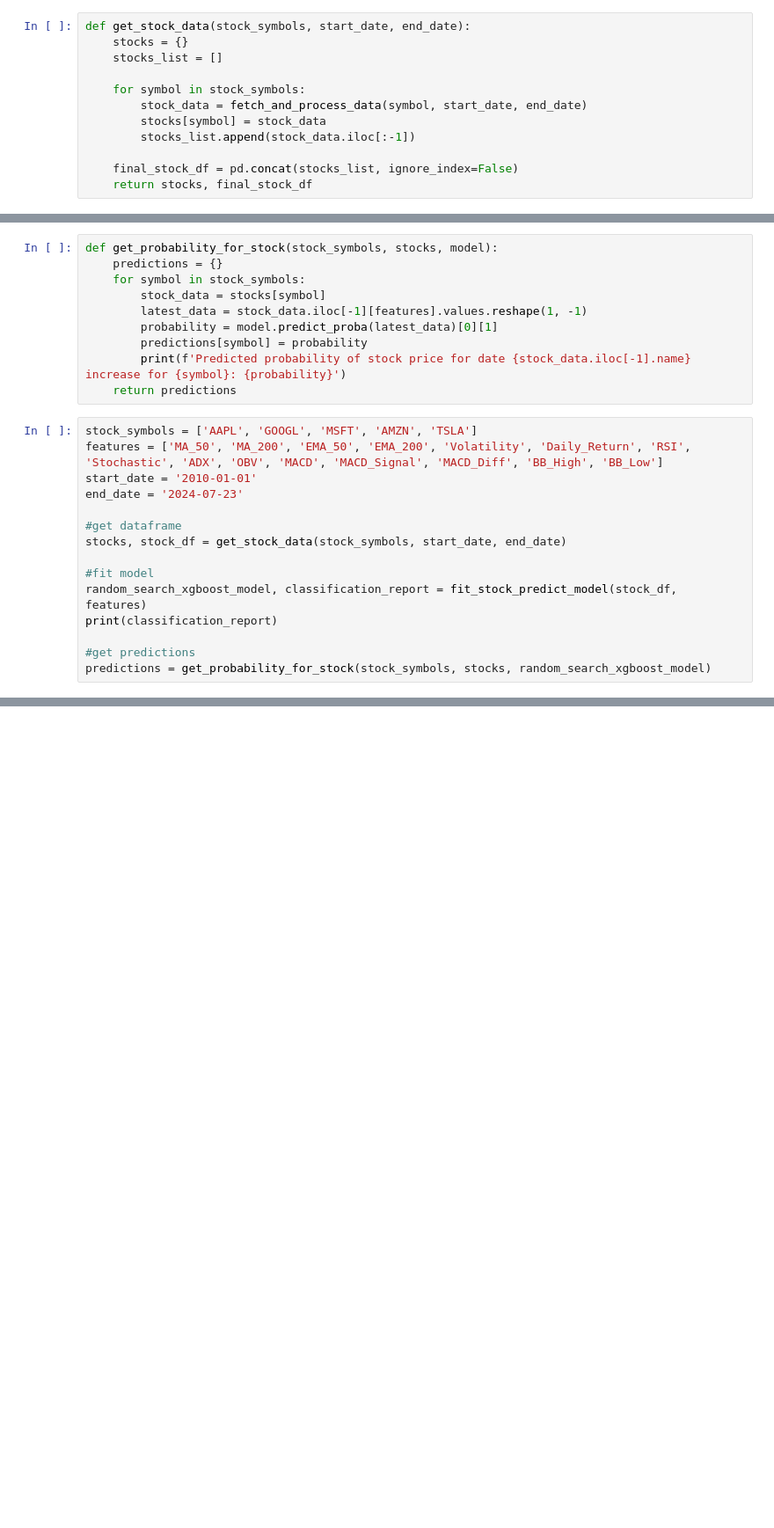
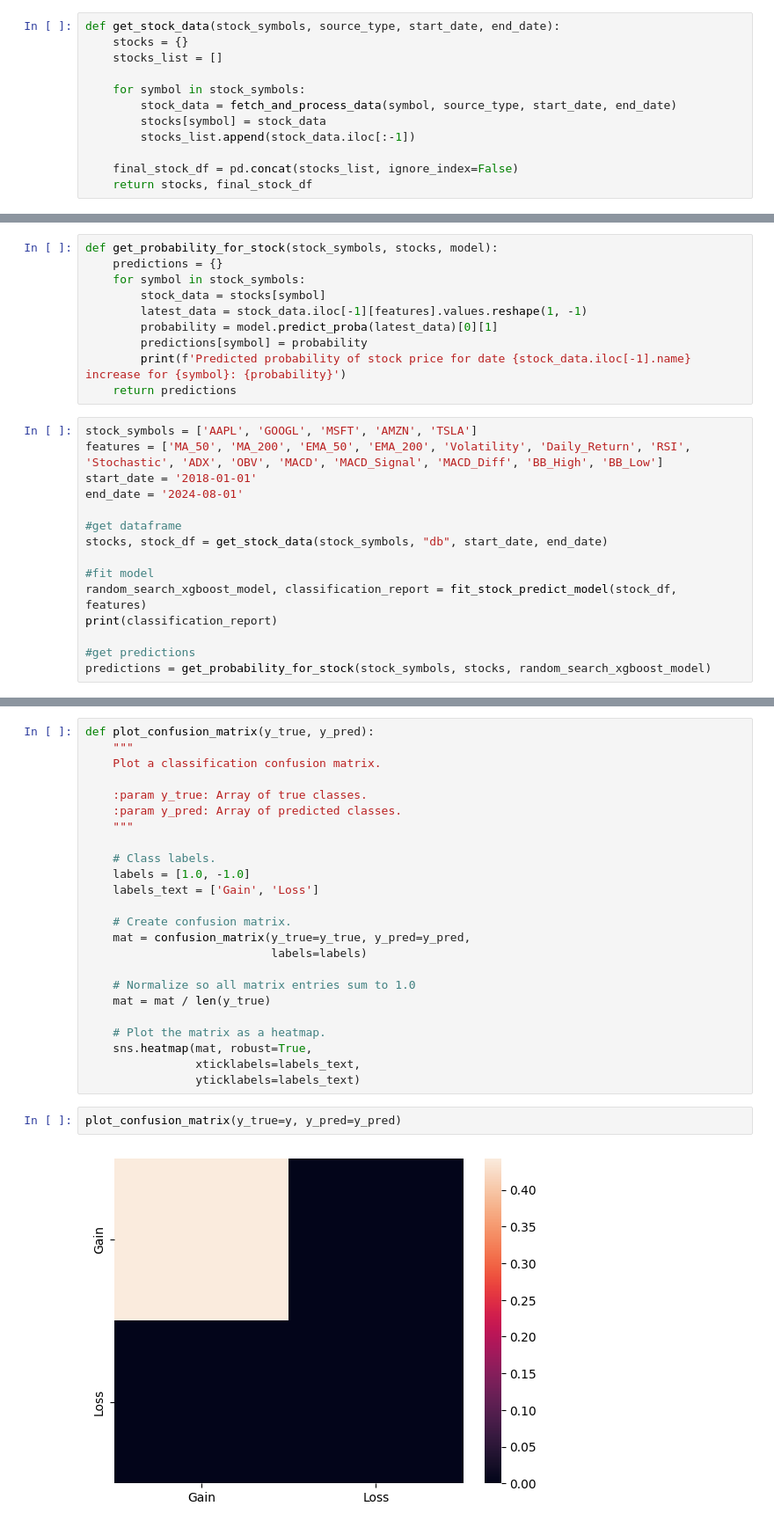
Before and after one commit to kravchukpetr/FinanceProject, a Jupyter notebook: ipynb/Stock Predict Models 1.ipynb, the cells around one changed output, grey strips where cells are left out. Shown at 88% size. Cells and saved outputs as stored; diff of their text form; blank space fills up the shorter version.

```diff
--- a/ipynb/Stock Predict Models 1.ipynb
+++ b/ipynb/Stock Predict Models 1.ipynb
@@ -92,12 +91,12 @@ def fetch_and_process_data(stock_symbol, source_type, start_date, end_date):
 
     return stock_data
 # %%
-def get_stock_data(stock_symbols, start_date, end_date):
+def get_stock_data(stock_symbols, source_type, start_date, end_date):
     stocks = {}
     stocks_list = []
 
     for symbol in stock_symbols:
-        stock_data = fetch_and_process_data(symbol, start_date, end_date)
+        stock_data = fetch_and_process_data(symbol, source_type, start_date, end_date)
         stocks[symbol] = stock_data
         stocks_list.append(stock_data.iloc[:-1])
 
@@ -150,11 +150,11 @@ def get_probability_for_stock(stock_symbols, stocks, model):
 # %%
 stock_symbols = ['AAPL', 'GOOGL', 'MSFT', 'AMZN', 'TSLA']
 features = ['MA_50', 'MA_200', 'EMA_50', 'EMA_200', 'Volatility', 'Daily_Return', 'RSI', 'Stochastic', 'ADX', 'OBV', 'MACD', 'MACD_Signal', 'MACD_Diff', 'BB_High', 'BB_Low']
-start_date = '2010-01-01'
-end_date = '2024-07-23'
+start_date = '2018-01-01'
+end_date = '2024-08-01'
 
 #get dataframe
-stocks, stock_df = get_stock_data(stock_symbols, start_date, end_date)
+stocks, stock_df = get_stock_data(stock_symbols, "db", start_date, end_date)
 
 #fit model
 random_search_xgboost_model, classification_report = fit_stock_predict_model(stock_df, features)
@@ -241,0 +252,28 @@ df_to_lst
+# %%
+def plot_confusion_matrix(y_true, y_pred):
+    """
+    Plot a classification confusion matrix.
+
+    :param y_true: Array of true classes.
+    :param y_pred: Array of predicted classes.
+    """
+
+    # Class labels.
+    labels = [1.0, -1.0]
+    labels_text = ['Gain', 'Loss']
+
+    # Create confusion matrix.
+    mat = confusion_matrix(y_true=y_true, y_pred=y_pred,
+                           labels=labels)
+
+    # Normalize so all matrix entries sum to 1.0
+    mat = mat / len(y_true)
+
+    # Plot the matrix as a heatmap.
+    sns.heatmap(mat, robust=True,
+                xticklabels=labels_text,
+                yticklabels=labels_text)
+# %%
+plot_confusion_matrix(y_true=y, y_pred=y_pred)
+# %% [output]
+[figure, added]
```
Also changed, not shown: parts of 38 cells of this notebook, 1 other file.
